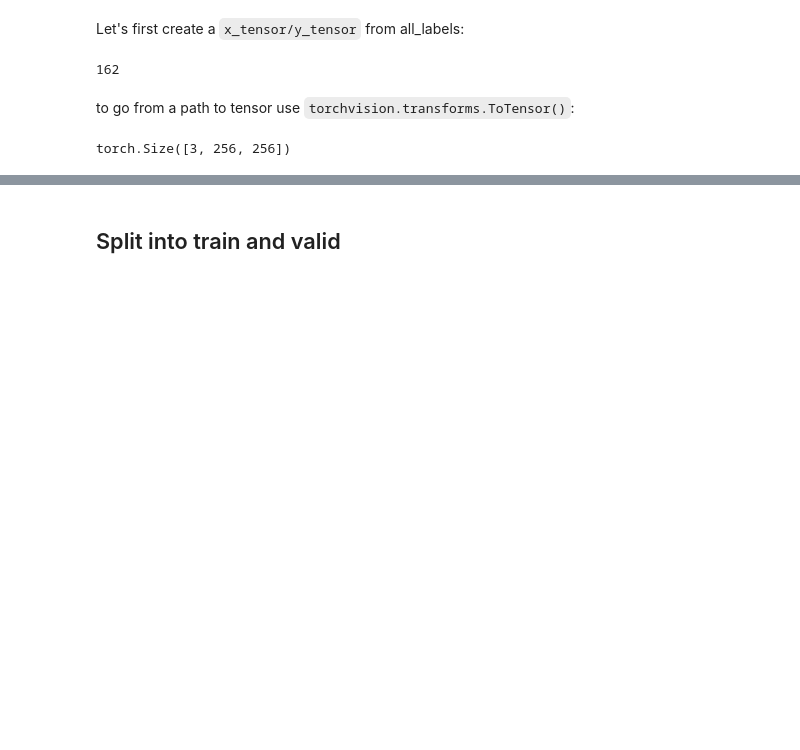
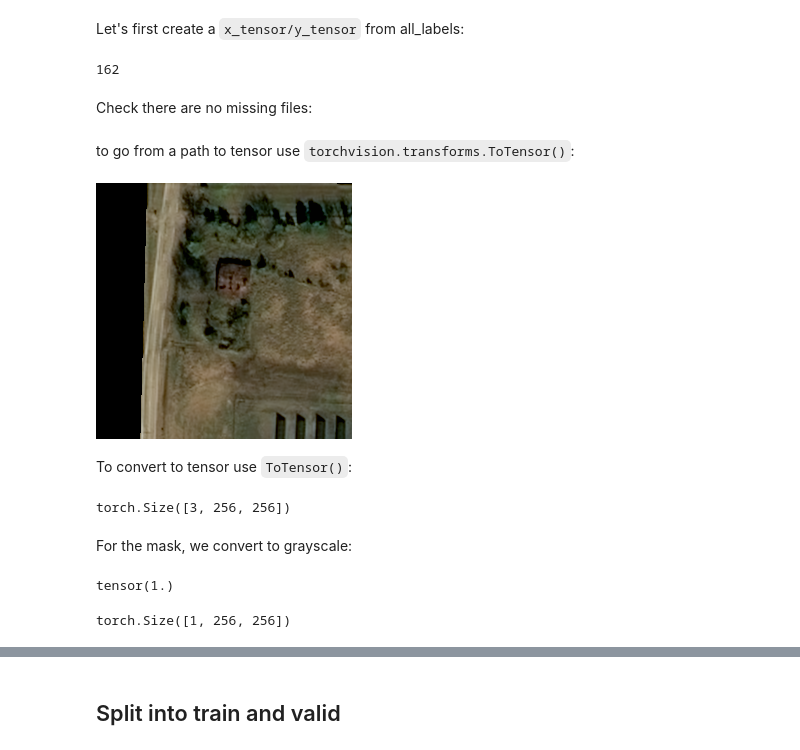
Before and after one commit to nesaboz/solar, a Jupyter notebook: pycode/main.ipynb, the cells around one changed output, grey strips where cells are left out. Drawn from its saved outputs; the diff is of its cells as text; code cells hidden in the pictures; blank space fills up the shorter version.

```diff
--- a/pycode/main.ipynb
+++ b/pycode/main.ipynb
@@ -45,10 +49,19 @@ mask_paths = sorted(list(train_masks_dir.glob('*.png')))
 len(image_paths)
 # %% [output]
 162
+# %% [markdown]
+Check there are no missing files:
 # %%
 a = set([x.name for x in image_paths])
 b = set([x.name for x in mask_paths])
 assert len(a ^ b) == 0
 # %% [markdown]
 to go from a path to tensor use `torchvision.transforms.ToTensor()`:
+# %%
+im = Image.open(image_paths[0])
+im
+# %% [output]
+[figure, added]
+# %% [markdown]
+To convert to tensor use `ToTensor()`:
 # %%
@@ -56,3 +69,14 @@ image_tensor = ToTensor()(Image.open(image_paths[0]))
 image_tensor.shape
 # %% [output]
 torch.Size([3, 256, 256])
+# %% [markdown]
+For the mask, we convert to grayscale:
+# %%
+mask = Image.open(mask_paths[0])
+mask_tensor = ToTensor()(mask.convert('L'))
+mask_tensor = mask_tensor / mask_tensor.max()
+print(mask_tensor.max())
+mask_tensor.shape
+# %% [output]
+tensor(1.)
+torch.Size([1, 256, 256])
```
Also changed, not shown: parts of 19 cells of this notebook, 1 other file.
